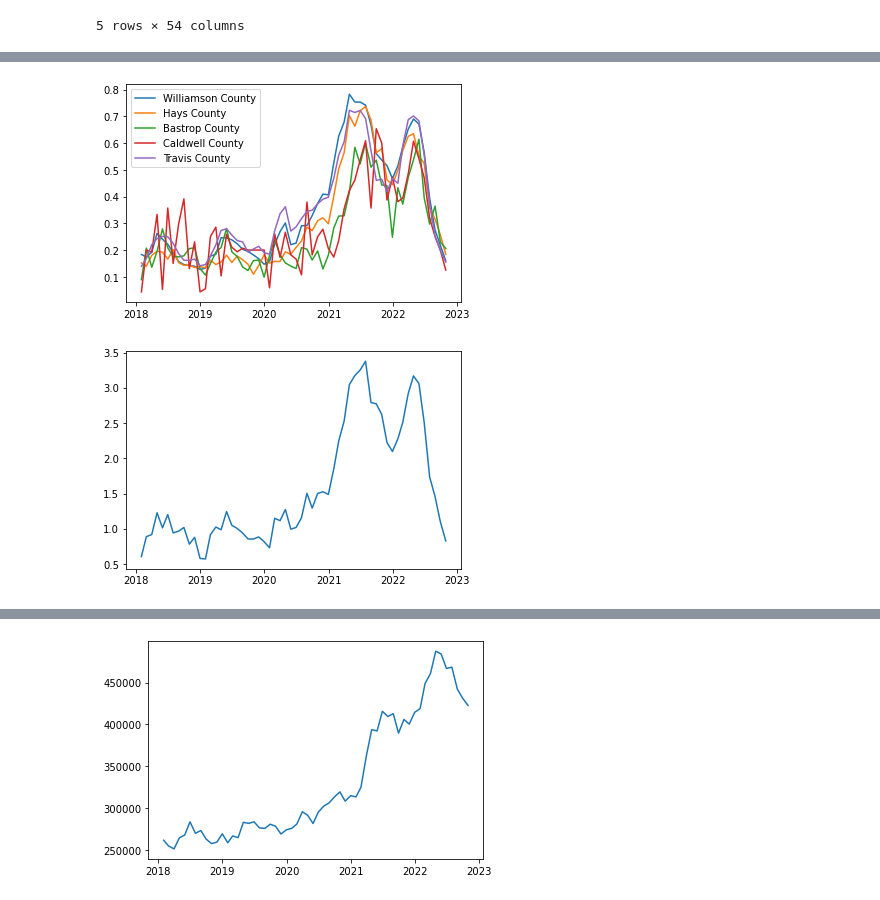
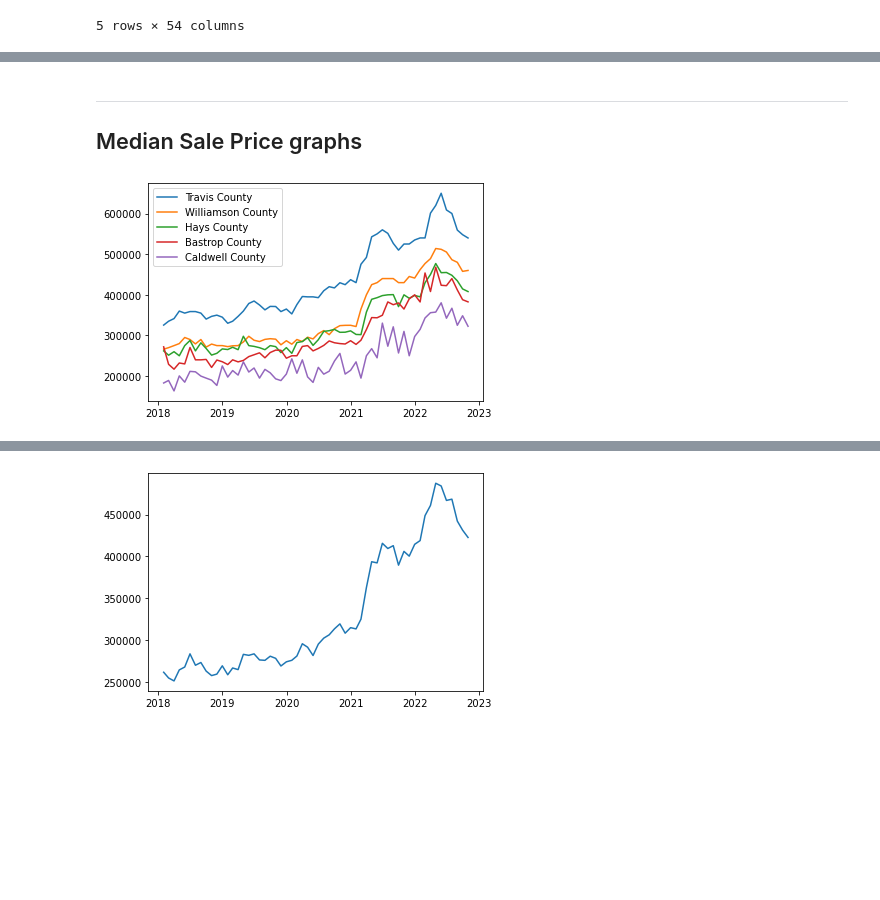
Before and after one commit to zarbin/UTA_Project-1, a Jupyter notebook: kim_graph_trials.ipynb, the cells around one changed output, grey strips where cells are left out. Saved outputs shown, nothing was run; the diff lists cells and outputs as text; code cells hidden in the pictures; blank space fills up the shorter version.

Commit message:
updated/additional graphs

```diff
--- a/kim_graph_trials.ipynb
+++ b/kim_graph_trials.ipynb
@@ -10,7 +11,7 @@ import warnings
 warnings.filterwarnings('ignore')
 # %%
 # Load the CSV file created in Part 1 into a Pandas DataFrame
-texas_df = pd.read_csv("redfin_texas_counties.csv")
+texas_df = pd.read_csv("resources/redfin_texas_counties.csv")
 
 # Display sample data
 texas_df.head()
@@ -45,6 +26,6 @@ memory usage: 1.1+ MB
 # %%
 #narrow down dataframe to include only relevant columns
-clean_df = texas_df[['period_begin', 'period_end', 'region', 'property_type', 'median_sale_price', 'sold_above_list']]
+clean_df = texas_df[['period_begin', 'period_end', 'region', 'property_type', 'median_sale_price', 'sold_above_list','median_dom']]
 
 # ALL RESIDENTIAL Filter
 clean_df = clean_df.loc[(clean_df['property_type'] == 'All Residential')]
@@ -95,5 +58,9 @@ clean_df = clean_df.loc[clean_df['year'].isin(years)]
 
 clean_df = clean_df.sort_values('period_end')
 
+
+clean_df['sold_above_list'] = clean_df['sold_above_list'] * 100
+clean_df['sold_above_list'] = clean_df['sold_above_list'].round(2)
+
 clean_df
 # %% [output]
@@ -145,49 +152,19 @@ plt.show()
+# %% [markdown]
+-----
+## Median Sale Price graphs
 # %%
 w = clean_df.loc[(clean_df['region'] == 'Williamson County, TX')]
-w_above = w.groupby(['date'])['sold_above_list'].sum()
-w_above_df = pd.DataFrame(w_above)
-w_above_df.reset_index(inplace=True)
-w_above_df
 h=clean_df.loc[(clean_df['region'] == 'Hays County, TX')]
-h_above = h.groupby(['date'])['sold_above_list'].sum()
-h_above_df = pd.DataFrame(h_above)
-h_above_df.reset_index(inplace=True)
-h_above_df
 b=clean_df.loc[(clean_df['region'] == 'Bastrop County, TX')]
-b_above = b.groupby(['date'])['sold_above_list'].sum()
-b_above_df = pd.DataFrame(b_above)
-b_above_df.reset_index(inplace=True)
-b_above_df
 c=clean_df.loc[(clean_df['region'] == 'Caldwell County, TX')]
-c_above = c.groupby(['date'])['sold_above_list'].sum()
-c_above_df = pd.DataFrame(c_above)
-c_above_df.reset_index(inplace=True)
-c_above_df
 t=clean_df.loc[(clean_df['region'] == 'Travis County, TX')]
-t_above = t.groupby(['date'])['sold_above_list'].sum()
-t_above_df = pd.DataFrame(t_above)
-t_above_df.reset_index(inplace=True)
-t_above_df
+plt.plot(t['date'], t['median_sale_price'], label = 'Travis County')
+plt.plot(w['date'], w['median_sale_price'], label = 'Williamson County')
+plt.plot(h['date'], h['median_sale_price'], label = 'Hays County')
+plt.plot(b['date'], b['median_sale_price'], label = 'Bastrop County')
+plt.plot(c['date'], c['median_sale_price'], label = 'Caldwell County')
+plt.legend()
 
-plt.plot(w_above_df['date'], w_above_df['sold_above_list'], label = 'Williamson County')
-plt.plot(h_above_df['date'], h_above_df['sold_above_list'], label = 'Hays County')
-plt.plot(b_above_df['date'], b_above_df['sold_above_list'], label = 'Bastrop County')
-plt.plot(c_above_df['date'], c_above_df['sold_above_list'], label = 'Caldwell County')
-plt.plot(t_above_df['date'], t_above_df['sold_above_list'], label = 'Travis County')
-plt.legend()
-#plt.plot(above_df['date'], above_df['sold_above_list'])
 plt.show()
 # %% [output]
-[figure, old version]
+[figure, new version]
-# %%
-above = clean_df.groupby(['date'])['sold_above_list'].sum()
-above_df = pd.DataFrame(above)
-above_df.reset_index(inplace=True)
-above_df
-
-plt.plot(above_df['date'], above_df['sold_above_list'])
-plt.show()
-
-## this grap is give the sum of the percent sold above list price - so at the height it is giving over 300% because it is adding data from all 5 counties
-# %% [output]
-[figure, removed]
```
Also changed, not shown: parts of 22 cells of this notebook.
